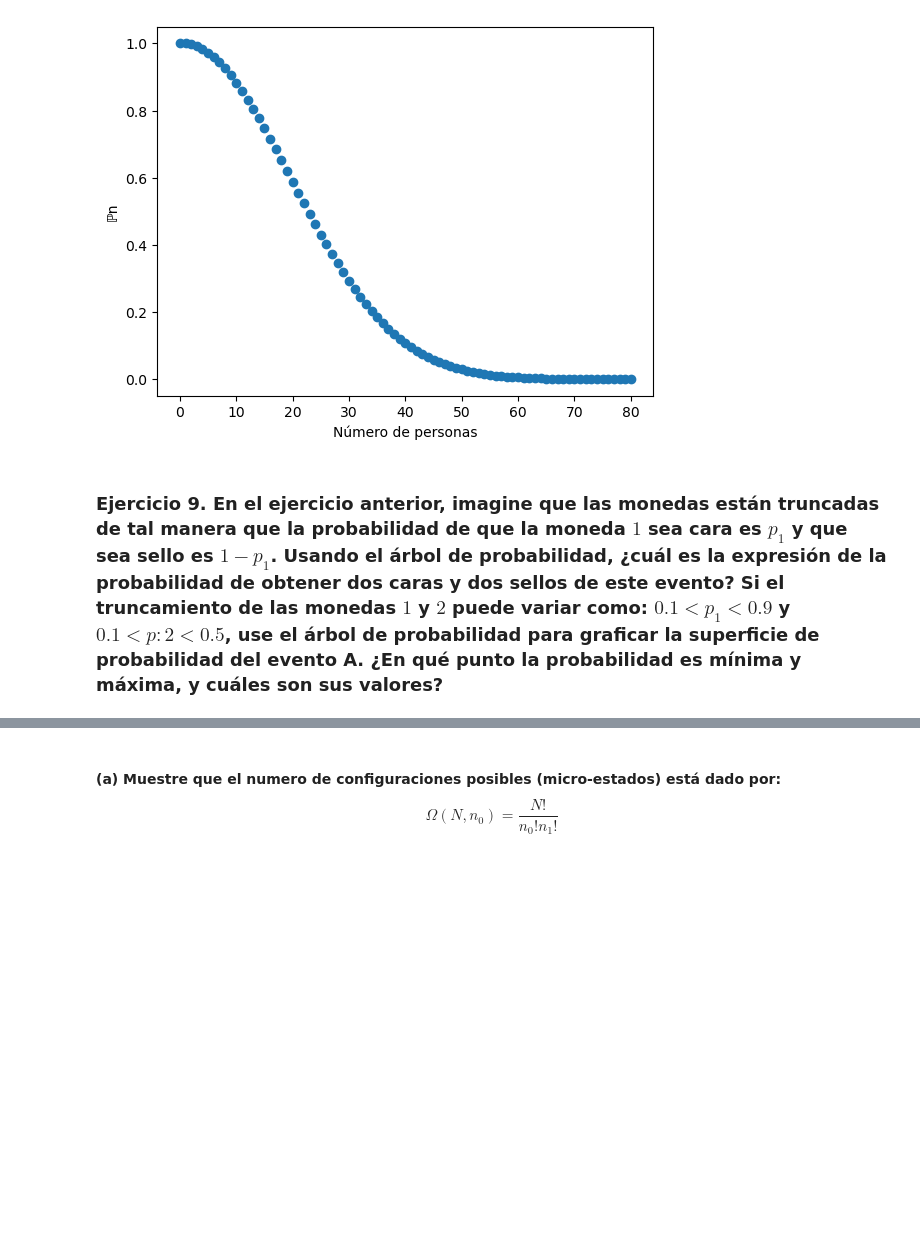
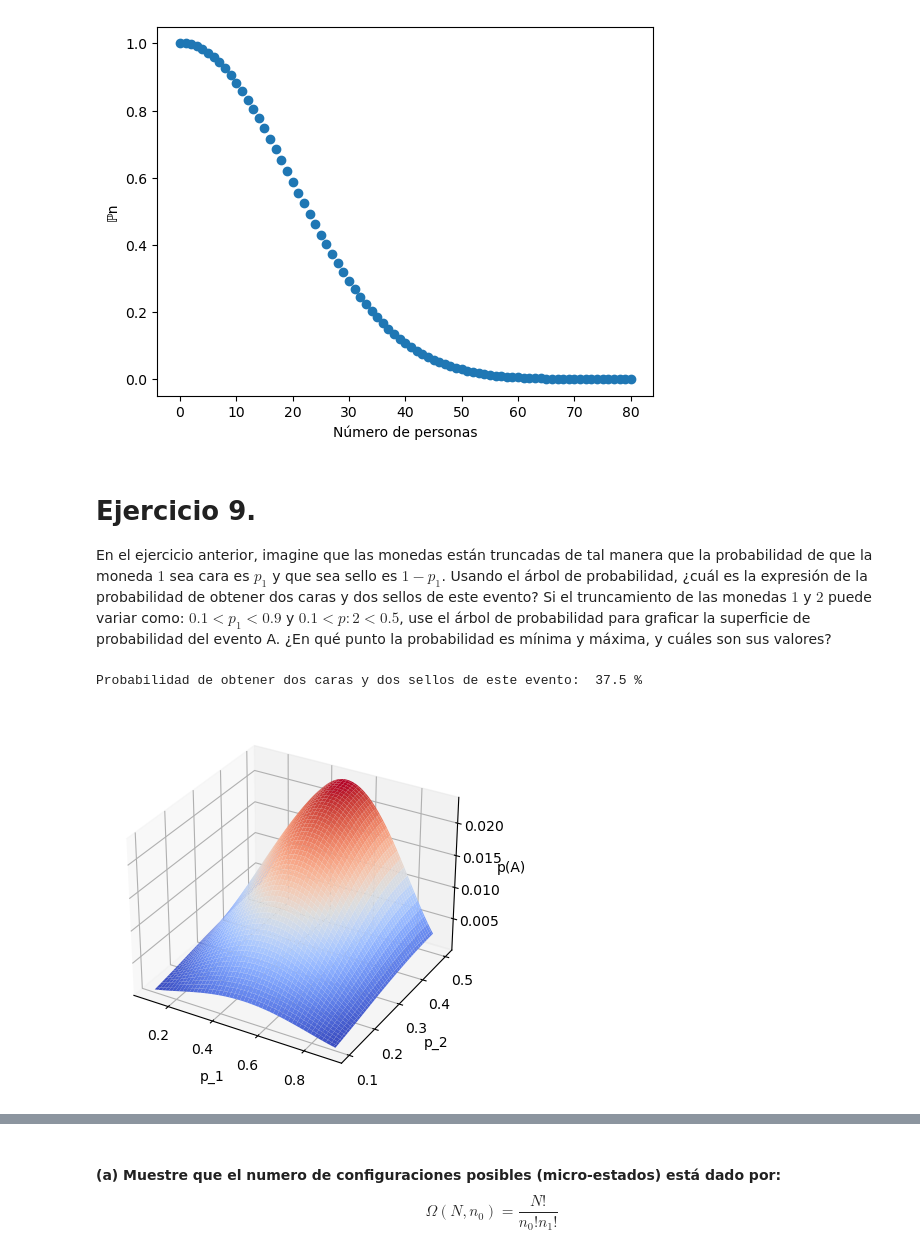
Before and after one commit to juanagranadosr/metodos-computacionales-1_JuanaGranados, a Jupyter notebook: Taller4/Generales de probabilidad.ipynb, the cells around one changed output, grey strips where cells are left out. Saved outputs shown, nothing was run; the diff lists cells and outputs as text; code cells hidden in the pictures; blank space fills up the shorter version.

```diff
--- a/Taller4/Generales de probabilidad.ipynb
+++ b/Taller4/Generales de probabilidad.ipynb
@@ -23,5 +24,30 @@ plt.ylabel('ℙn')
 Text(0, 0.5, 'ℙn')
 [figure]
 # %% [markdown]
-### Ejercicio 9. En el ejercicio anterior, imagine que las monedas están truncadas de tal manera que la probabilidad de que la moneda $1$ sea cara es $p_1$ y que sea sello es $1−p_1$. Usando el árbol de probabilidad, ¿cuál es la expresión de la probabilidad de obtener dos caras y dos sellos de este evento? Si el truncamiento de las monedas $1$ y $2$ puede variar como: $0.1 < p_1 < 0.9$ y $0.1 < p:2 < 0.5$, use el árbol de probabilidad para graficar la superficie de probabilidad del evento A. ¿En qué punto la probabilidad es mínima y máxima, y cuáles son sus valores?
+# Ejercicio 9.
+
+En el ejercicio anterior, imagine que las monedas están truncadas de tal manera que la probabilidad de que la moneda $1$ sea cara es $p_1$ y que sea sello es $1−p_1$. Usando el árbol de probabilidad, ¿cuál es la expresión de la probabilidad de obtener dos caras y dos sellos de este evento? Si el truncamiento de las monedas $1$ y $2$ puede variar como: $0.1 < p_1 < 0.9$ y $0.1 < p:2 < 0.5$, use el árbol de probabilidad para graficar la superficie de probabilidad del evento A. ¿En qué punto la probabilidad es mínima y máxima, y cuáles son sus valores?
+# %%
+p_1 = 0.5
+p_2 = 1-p_1
+p_A = 6*(p_1**2)*(p_2**2) #conjunta
+print('Probabilidad de obtener dos caras y dos sellos de este evento: ',p_A*100,'%')
+# %% [output]
+Probabilidad de obtener dos caras y dos sellos de este evento:  37.5 %
+# %%
+p_1 = np.linspace(0.1, 0.9, 100)
+p_2 = np.linspace(0.1, 0.5, 100)
+
+p1_, p2_ = np.meshgrid(p_1, p_2)
+p_A = 6*(p1_**2)*(1-p1_)**2 * (p2_**2)*(1-p2_)**2
+
+fig = plt.figure()
+ax = fig.add_subplot(111, projection='3d')
+ax.plot_surface(p1_, p2_, p_A, cmap= 'coolwarm') #grid
+ax.set_xlabel('p_1')
+ax.set_ylabel('p_2')
+ax.set_zlabel('p(A)')
+plt.show()
+# %% [output]
+[figure, added]
 # %% [markdown]
```
Also changed, not shown: parts of 6 cells of this notebook, 4 other files.
